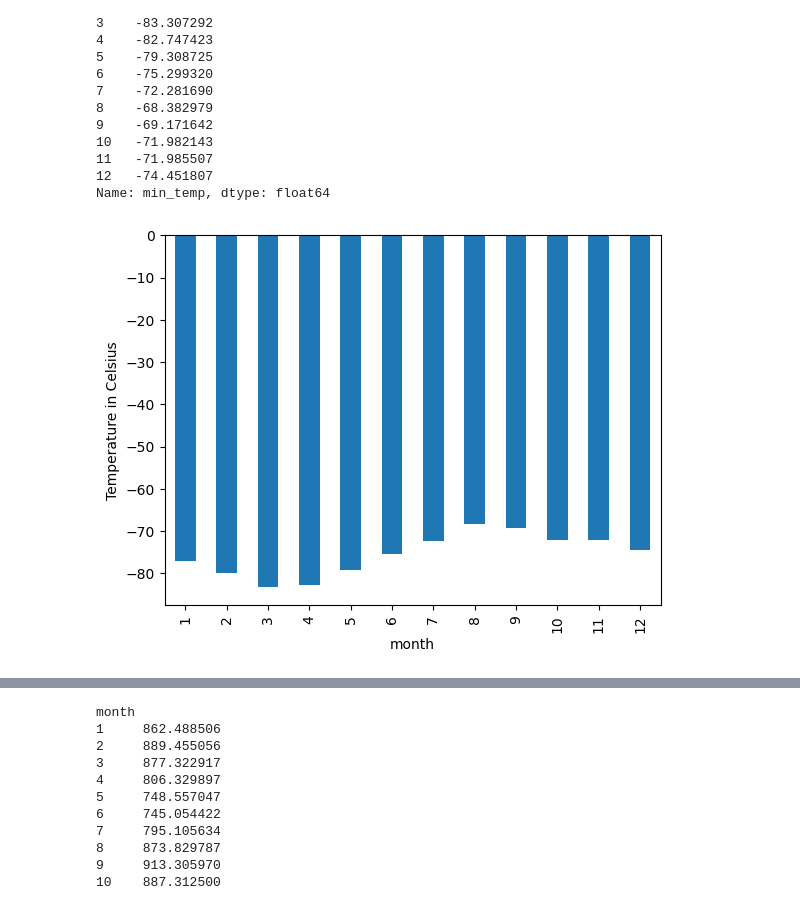
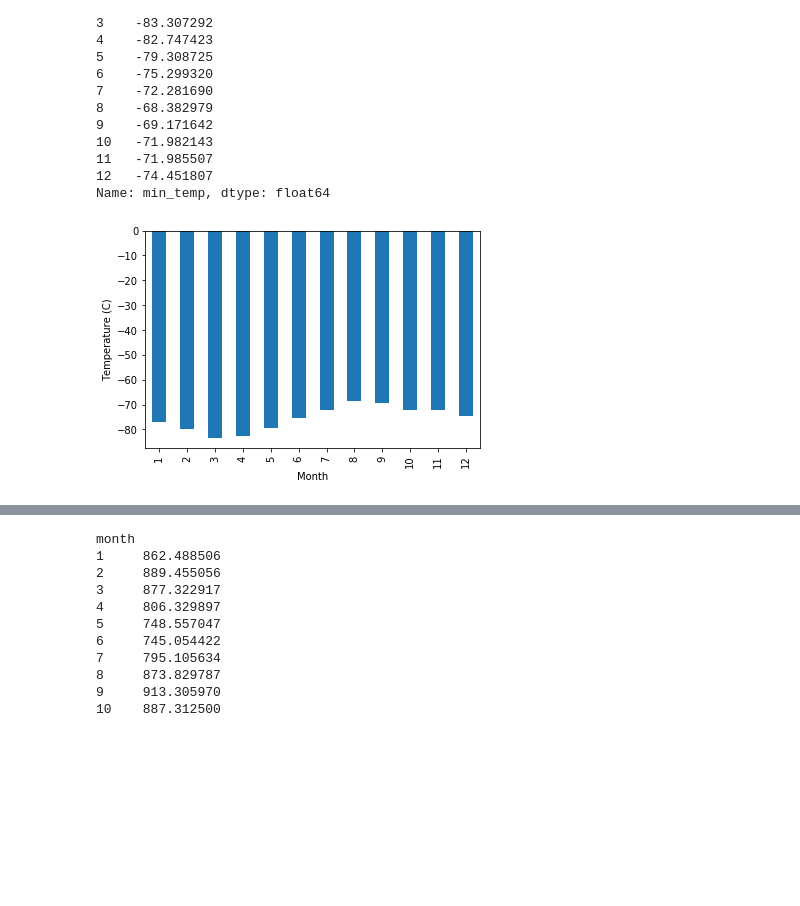
Before and after one commit to maderamel/MARS-analysis, a Jupyter notebook: part_2_mars_weather.ipynb, the cells around one changed output, grey strips where cells are left out. Cells and saved outputs as stored; diff of their text form; code cells hidden in the pictures; blank space fills up the shorter version.

Commit message:
added plots

```diff
--- a/part_2_mars_weather.ipynb
+++ b/part_2_mars_weather.ipynb
@@ -156,5 +149,7 @@ Name: month, dtype: int64
 # %%
 # 3. What is the average low temperature by month?
+avg_low = table_df.groupby('month')['min_temp'].mean()
+avg_low
 # %% [output]
 month
 1    -77.160920
@@ -172,7 +167,12 @@ month
 Name: min_temp, dtype: float64
 # %%
 # Plot the average temperature by month
+avg_low_chart = avg_low.plot(kind='bar')
+avg_low_chart.set_xlabel("Month")
+avg_low_chart.set_ylabel("Temperature (C)")
+
+plt.show()
 # %% [output]
-[figure, old version]
+[figure, new version]
 # %%
 # Identify the coldest and hottest months in Curiosity's location
```
Also changed, not shown: parts of 7 cells of this notebook, 1 other file.
